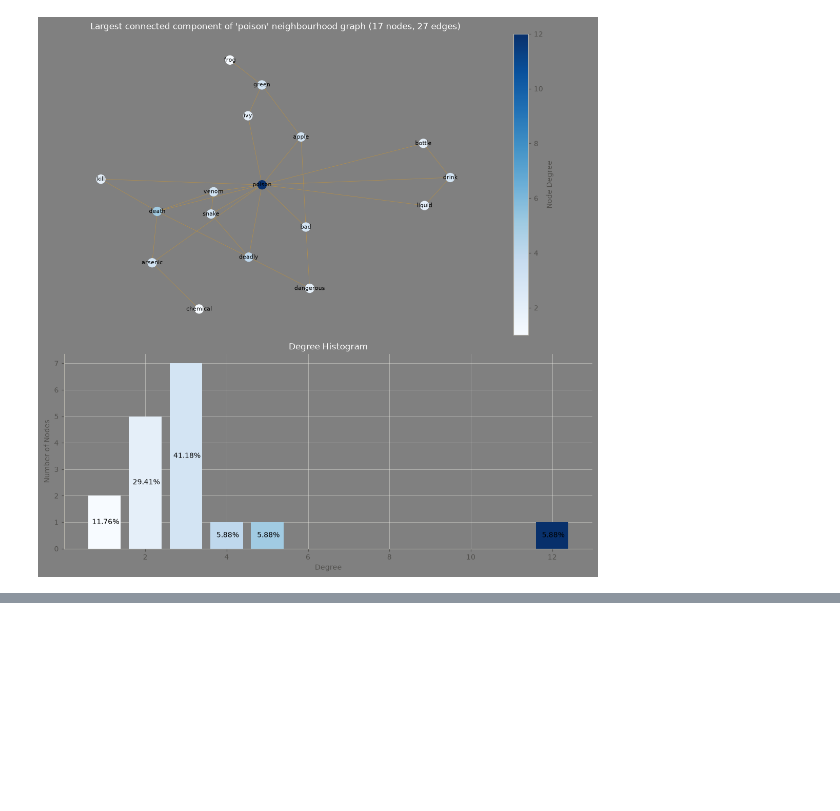
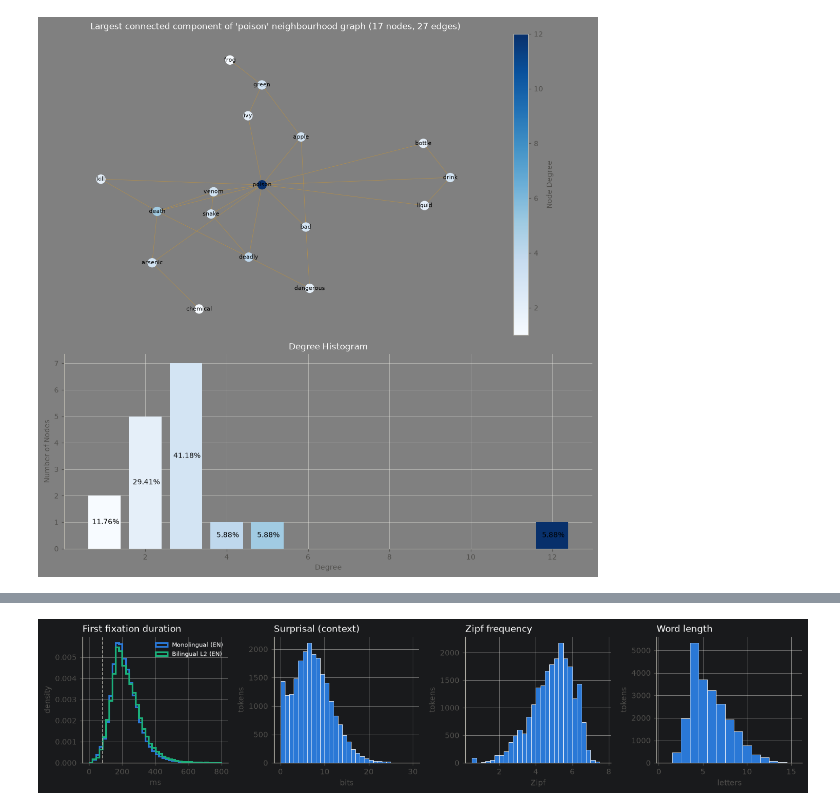
Before and after one commit to raphael39/swow-network, a Jupyter notebook: notebooks/geco.ipynb, the cells around one changed output, grey strips where cells are left out. Saved outputs shown, nothing was run; the diff lists cells and outputs as text; code cells hidden in the pictures; blank space fills up the shorter version.

```diff
--- a/notebooks/geco.ipynb
+++ b/notebooks/geco.ipynb
@@ -445,0 +452,6 @@ visualize_degree_distribution(ego_network(cue_edges, word), f"'{word}' neighbour
+# %%
+analysis = pl.read_parquet(PROCESSED_DIR / "analysis_en.parquet")
+tokens = analysis.unique("word_id").sort("text_index")   # one row per token, for the predictors
+EN_GROUPS = ["mono", "bi_L2"]
+print(f"{analysis.height:,} rows, {tokens.height:,} tokens, {analysis['swow_node'].n_unique():,} SWOW nodes")
+analysis.head()
@@ -445,0 +485,22 @@ visualize_degree_distribution(ego_network(cue_edges, word), f"'{word}' neighbour
+# %%
+# Distributions: the outcome (per row) and the three predictors (per token)
+fig, axes = plt.subplots(1, 4, figsize=(13, 3))
+for group in EN_GROUPS:
+    values = analysis.filter(pl.col("reader_group") == group)["ffd"].drop_nulls().to_numpy()
+    axes[0].hist(values, bins=np.arange(0, 801, 20), density=True, histtype="step", linewidth=2,
+                 color=GROUP_COLORS[group], label=GROUP_LABELS[group])
+axes[0].axvline(80, color="#b4b2a9", linewidth=1, linestyle="--")
+axes[0].set(xlabel="ms", ylabel="density")
+axes[0].set_title("First fixation duration", loc="left")
+axes[0].legend(fontsize=7)
+
+panels = [("surprisal_context", "Surprisal (context)", "bits", np.arange(0, 31, 1)),
+          ("zipf_frequency", "Zipf frequency", "Zipf", np.arange(0.5, 7.76, 0.25)),
+          ("word_length", "Word length", "letters", np.arange(0.5, 16.5, 1))]
+for ax, (col, title, unit, bins) in zip(axes[1:], panels):
+    ax.hist(tokens[col].to_numpy(), bins=bins, color="#2a78d6", edgecolor="white", linewidth=0.5)
+    ax.set(xlabel=unit, ylabel="tokens")
+    ax.set_title(title, loc="left")
+fig.tight_layout()
+# %% [output]
+[figure, added]
```
Also changed, not shown: parts of 9 cells of this notebook, 3 other files.
